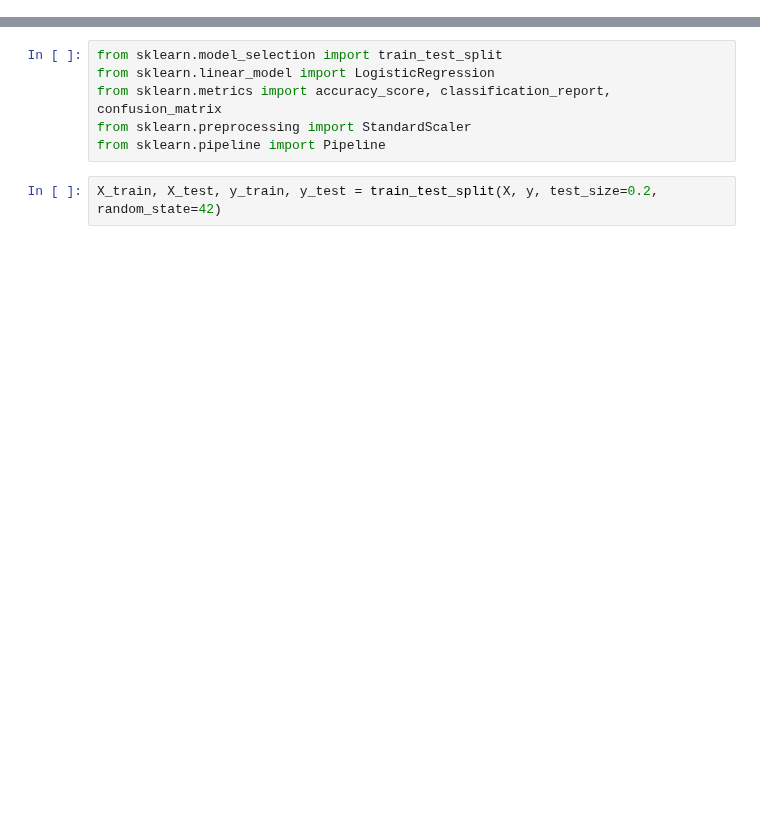
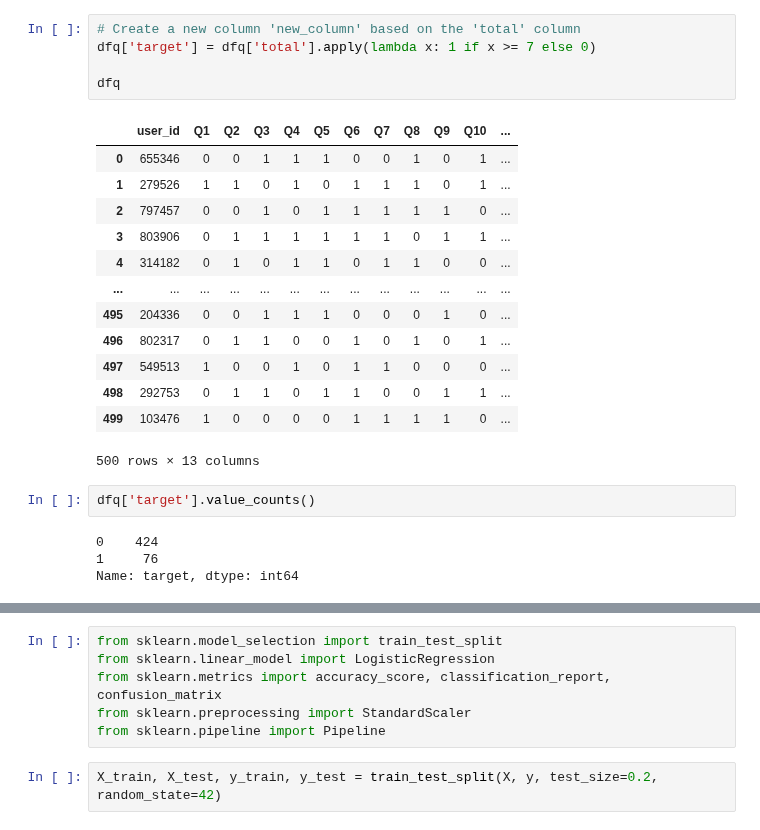
Before and after one commit to AlexCapis/HEATY---Aplicacion-Web-para-Olas-de-Calor, a Jupyter notebook: notebooks/des_pred_machine_learning.ipynb, the cells around one changed output, grey strips where cells are left out. Saved outputs shown, nothing was run; the diff lists cells and outputs as text; blank space fills up the shorter version.

```diff
--- a/notebooks/des_pred_machine_learning.ipynb
+++ b/notebooks/des_pred_machine_learning.ipynb
@@ -163,0 +64,25 @@ df4
+# %%
+# Create a new column 'new_column' based on the 'total' column
+dfq['target'] = dfq['total'].apply(lambda x: 1 if x >= 7 else 0)
+
+dfq
+# %% [output]
+|  | user_id | Q1 | Q2 | Q3 | Q4 | Q5 | Q6 | Q7 | Q8 | Q9 | Q10 | ... |
+| 0 | 655346 | 0 | 0 | 1 | 1 | 1 | 0 | 0 | 1 | 0 | 1 | ... |
+| 1 | 279526 | 1 | 1 | 0 | 1 | 0 | 1 | 1 | 1 | 0 | 1 | ... |
+| 2 | 797457 | 0 | 0 | 1 | 0 | 1 | 1 | 1 | 1 | 1 | 0 | ... |
+| 3 | 803906 | 0 | 1 | 1 | 1 | 1 | 1 | 1 | 0 | 1 | 1 | ... |
+| 4 | 314182 | 0 | 1 | 0 | 1 | 1 | 0 | 1 | 1 | 0 | 0 | ... |
+| ... | ... | ... | ... | ... | ... | ... | ... | ... | ... | ... | ... | ... |
+| 495 | 204336 | 0 | 0 | 1 | 1 | 1 | 0 | 0 | 0 | 1 | 0 | ... |
+| 496 | 802317 | 0 | 1 | 1 | 0 | 0 | 1 | 0 | 1 | 0 | 1 | ... |
+| 497 | 549513 | 1 | 0 | 0 | 1 | 0 | 1 | 1 | 0 | 0 | 0 | ... |
+| 498 | 292753 | 0 | 1 | 1 | 0 | 1 | 1 | 0 | 0 | 1 | 1 | ... |
+| 499 | 103476 | 1 | 0 | 0 | 0 | 0 | 1 | 1 | 1 | 1 | 0 | ... |
+500 rows × 13 columns
+# %%
+dfq['target'].value_counts()
+# %% [output]
+0    424
+1     76
+Name: target, dtype: int64
```
Also changed, not shown: parts of 35 cells of this notebook, 1 other file.
